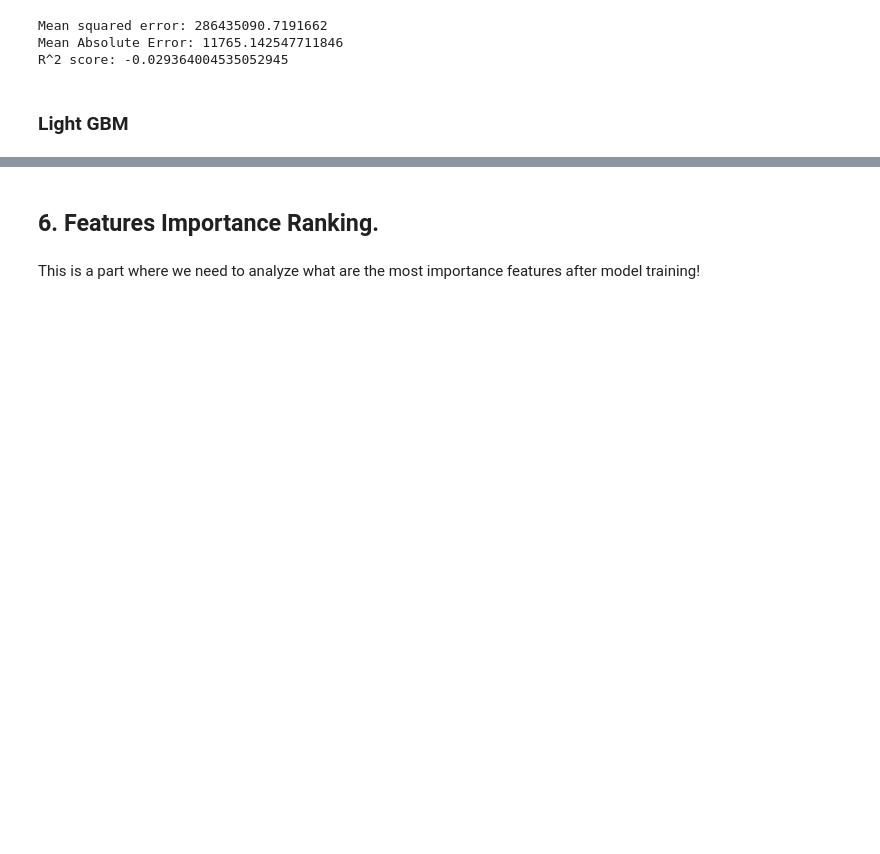
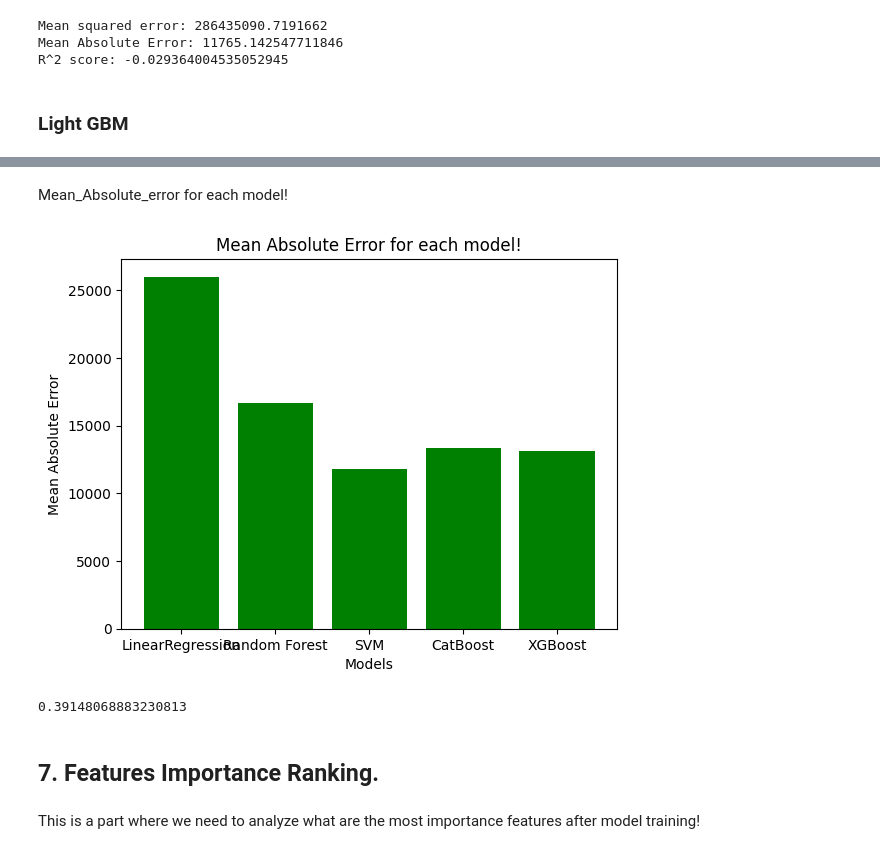
Before and after one commit to MGASALUCAS/TotoAfyaMbeya, a Jupyter notebook: Machine Learning Modeling.ipynb, the cells around one changed output, grey strips where cells are left out. Drawn from its saved outputs; the diff is of its cells as text; code cells hidden in the pictures; blank space fills up the shorter version.

```diff
--- a/Machine Learning Modeling.ipynb
+++ b/Machine Learning Modeling.ipynb
@@ -574,5 +626,34 @@ print('Model R^2 Score:', r2)
+# %% [markdown]
+Mean_Absolute_error for each model!
+# %%
+import matplotlib.pyplot as plt
+import numpy as np
+
+# define the model names and their corresponding scores
+model_names_for_mse = ['LinearRegression', 'Random Forest', 'SVM', 'CatBoost', 'XGBoost']
+mean_squared_error = [maeLinearRegression, maeRandomForest, maeSVM, maeCatboost, maeXGboost]
+
+# create a bar plot to compare the model scores
+plt.bar(model_names_for_mse, mean_squared_error, color='green')
+
+# set the chart title and axis labels
+plt.title('Mean Absolute Error for each model!')
+plt.xlabel('Models')
+plt.ylabel('Mean Absolute Error')
+
+# set the y-axis range
+# plt.ylim([0, 1])
+
+# display the plot
+plt.show()
+# %% [output]
+[figure, added]
+# %%
+print(ScoreLinearRegresion)
+# %% [output]
+0.39148068883230813
 # %% [markdown]
-## 6. Features Importance Ranking.
+## 7. Features Importance Ranking.
 # %% [markdown]
 This is a part where we need to analyze what are the most importance features after model training!
 # %%
```
Also changed, not shown: parts of 18 cells of this notebook.
